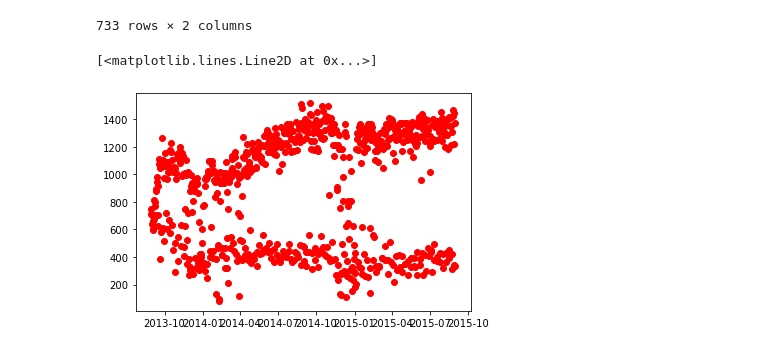
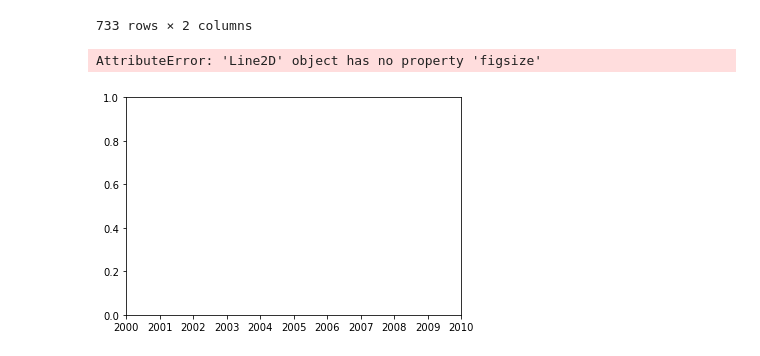
Before and after one commit to fkozemelj/Portfolio, a Jupyter notebook: 3_SF_Bikeshare/SF_Bike_Data.ipynb, the cells around one changed output. Cells and saved outputs as stored; diff of their text form; code cells hidden in the pictures.

```diff
--- a/3_SF_Bikeshare/SF_Bike_Data.ipynb
+++ b/3_SF_Bikeshare/SF_Bike_Data.ipynb
@@ -207,7 +206,7 @@ df2.drop(labels=0, axis = 1)
 # %%
 dates = matplotlib.dates.date2num(df2['date'])
 # %%
-matplotlib.pyplot.plot_date(dates, df2['trips'], color = 'red')
+matplotlib.pyplot.plot_date(dates, df2['trips'], color = 'red', figsize=(12,7))
 # %% [output]
-[<matplotlib.lines.Line2D at 0x...>]
+AttributeError: 'Line2D' object has no property 'figsize'
-[figure, old version]
+[figure, new version]
```
Also changed, not shown: parts of 1 cell of this notebook, 4 other files.
